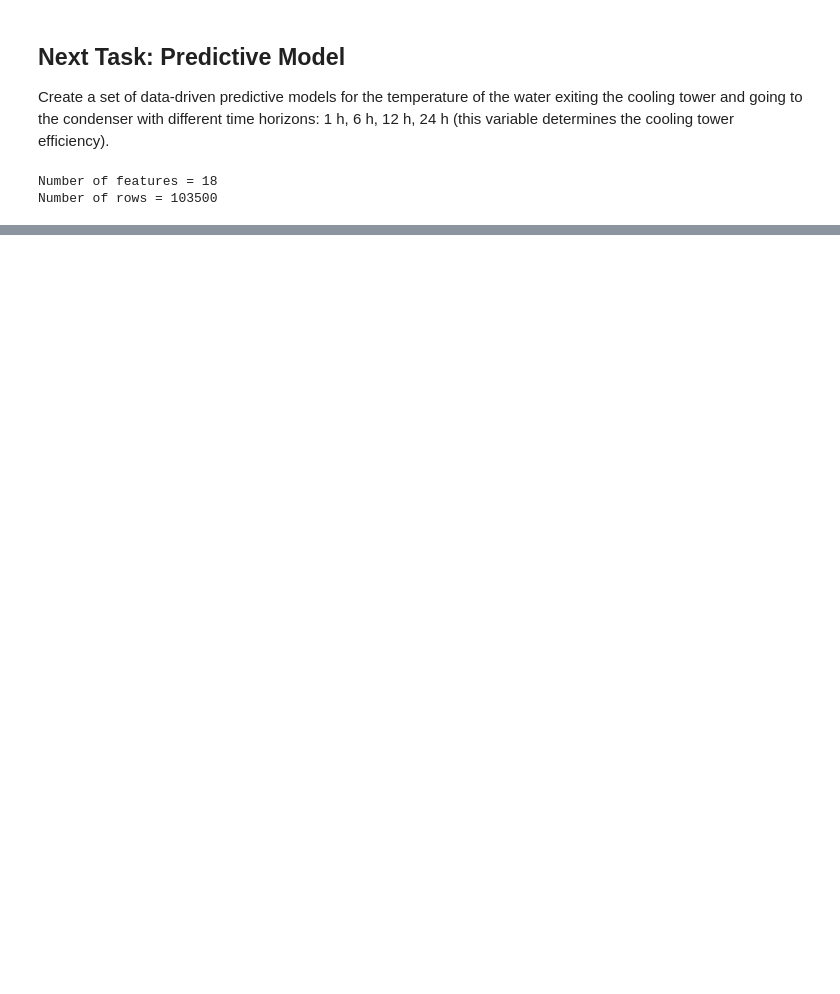
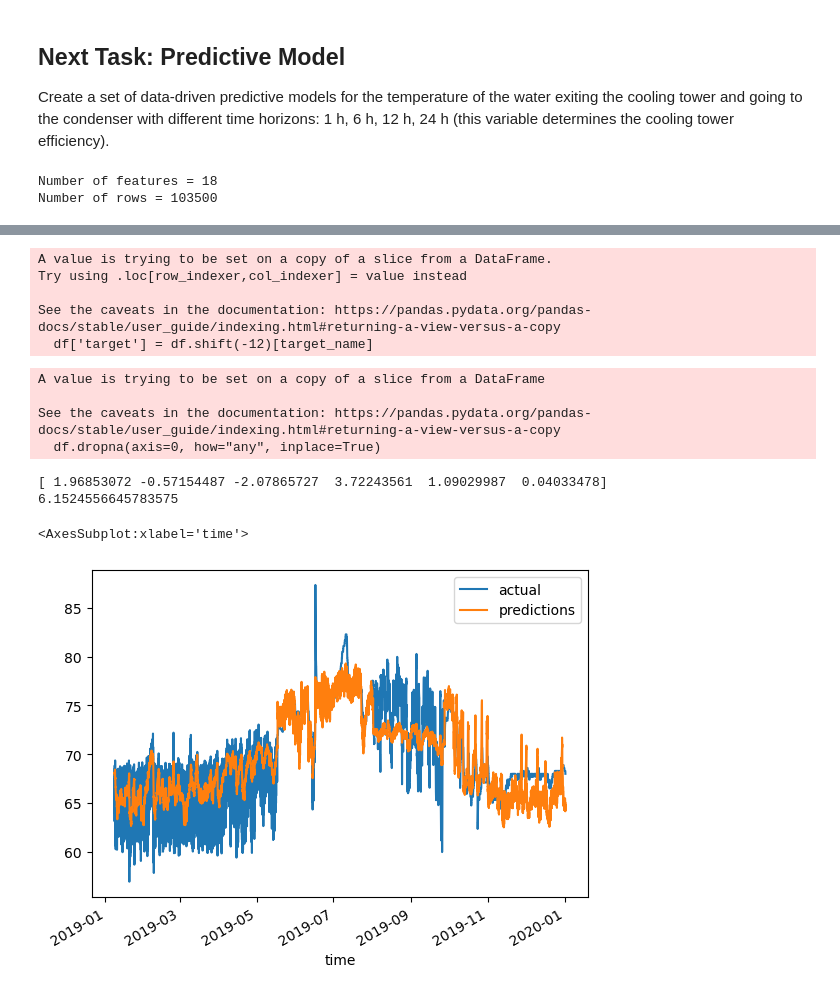
Before and after one commit to MACS-Research-Lab/Transfer-Learning-for-BES-Energy-Forecasting, a Jupyter notebook: analysis.ipynb, the cells around one changed output, grey strips where cells are left out. Cells and saved outputs as stored; diff of their text form; code cells hidden in the pictures; blank space fills up the shorter version.

Commit message:
initial 1hr linreg predictions

```diff
--- a/analysis.ipynb
+++ b/analysis.ipynb
@@ -286,9 +294,24 @@ See the caveats in the documentation: https://pandas.pydata.org/pandas-docs/stab
+# %%
+# Adding target
+target_name = 'ESB_Tower_1 leavingWaterTemp'
+df['target'] = df.shift(-12)[target_name]
+# %% [output]
+A value is trying to be set on a copy of a slice from a DataFrame.
+Try using .loc[row_indexer,col_indexer] = value instead
+
+See the caveats in the documentation: https://pandas.pydata.org/pandas-docs/stable/user_guide/indexing.html#returning-a-view-versus-a-copy
+  df['target'] = df.shift(-12)[target_name]
+# %%
+# cleaning up NaN values created after adding predictors/targets
+df.dropna(axis=0, how="any", inplace=True)
+# %% [output]
+A value is trying to be set on a copy of a slice from a DataFrame
+
+See the caveats in the documentation: https://pandas.pydata.org/pandas-docs/stable/user_guide/indexing.html#returning-a-view-versus-a-copy
+  df.dropna(axis=0, how="any", inplace=True)
 # %%
-# setting target and features
-target_name = 'ESB_Tower_1 leavingWaterTemp'
-target_df = df.loc[:, target_name]
-
-feature_names = ['ESB_Tower_1 enteringWaterTemp', 'ESB_Tower_1 outdoorAirHumidity', 'ESB_Tower_1 outdoorAirDryBulb', 'ESB_Tower_1 outdoorAirWetBulb', 'Cell_1aFan vfdPercent', 'water_temp_change']
+# setting features
+feature_names = ['ESB_Tower_1 enteringWaterTemp', 'ESB_Tower_1 outdoorAirHumidity', 'ESB_Tower_1 outdoorAirDryBulb', 'ESB_Tower_1 outdoorAirWetBulb', 'Cell_1aFan vfdPercent', 'leavingWaterTemp_ratio_1hr']
 features_df = df[feature_names]
 # %%
 # save features and targets to experiment directory
@@ -296,0 +320,35 @@ target_df.to_csv(experiment_dir / 'prepared_targets.csv')
+# %%
+# function to create predictions
+def create_predictions(features, pdframe, model):
+
+    # split train and test data - use old data as training data and recent data as test set.
+    X = pdframe[features]
+    X_scaled = scaler.fit_transform(X)
+    y = pdframe['target']
+
+    X_train, X_test, y_train, y_test = train_test_split(X_scaled, y, test_size=0.2, random_state=42)
+
+    # train model and get predictions
+    model.fit(X_train, y_train)
+    predictions = model.predict(X_test)
+
+    # find error in predictions
+    error = mean_squared_error(y_test, predictions)
+
+    # combine predictions with actual values
+    # predictions is a numpy array, convert it to pd series and concatenate to a dataframe
+    combined = pd.concat([y_test, pd.Series(predictions, index=y_test.index)], axis=1)
+    combined.columns = ['actual', 'predictions']
+
+    return error, combined
+# %%
+error, combined = create_predictions(feature_names, df, model)
+# print results
+print(model.coef_)
+print(error)
+combined.plot()
+# %% [output]
+[ 1.96853072 -0.57154487 -2.07865727  3.72243561  1.09029987  0.04033478]
+6.1524556645783575
+<AxesSubplot:xlabel='time'>
+[figure, added]
```
Also changed, not shown: parts of 8 cells of this notebook, 2 other files.
